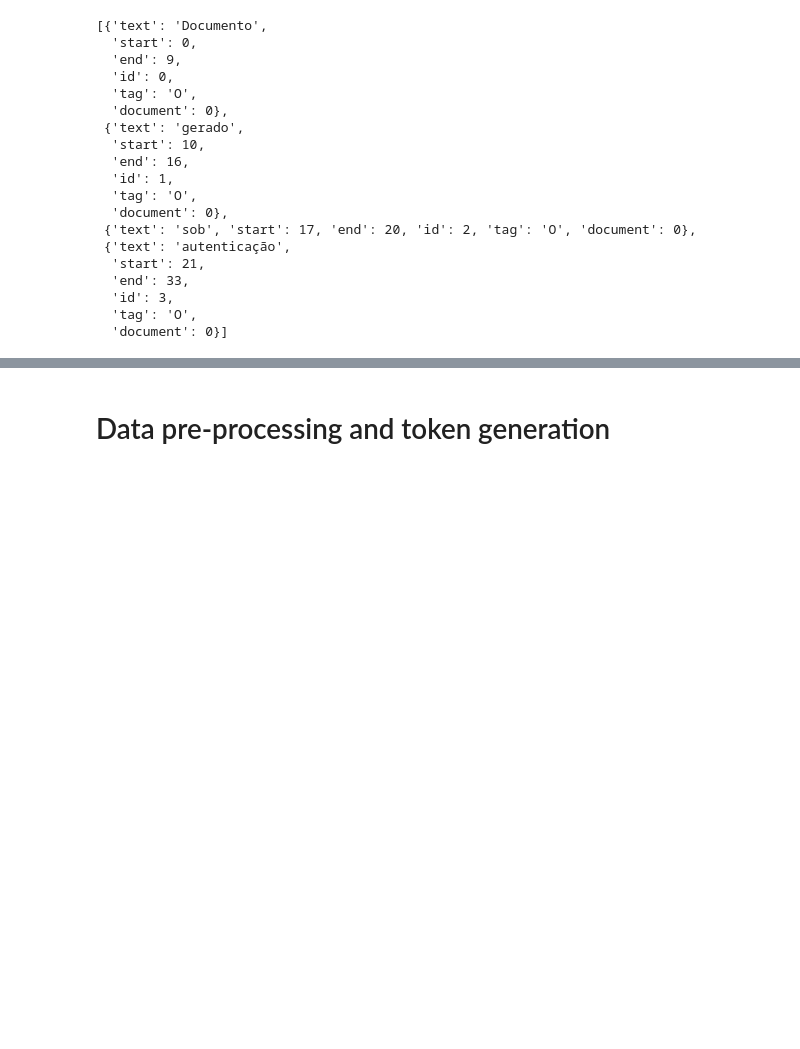
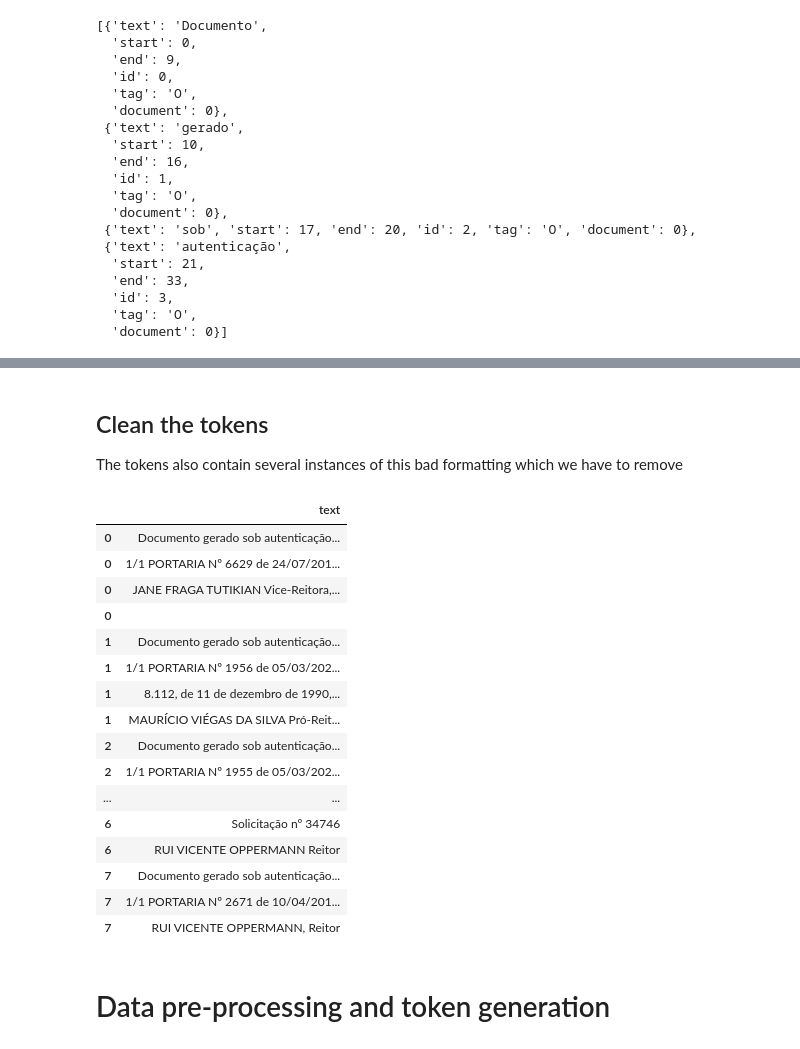
Before and after one commit to arthurziegler/ner-using-bert, a Jupyter notebook: BERT_Experiment/bert_ner_test.ipynb, the cells around one changed output, grey strips where cells are left out. Saved outputs shown, nothing was run; the diff lists cells and outputs as text; code cells hidden in the pictures; blank space fills up the shorter version.

Commit message:
Organizing data processing steps

```diff
--- a/BERT_Experiment/bert_ner_test.ipynb
+++ b/BERT_Experiment/bert_ner_test.ipynb
@@ -134,6 +130,9 @@ token_dict_list[0:4]
   'tag': 'O',
   'document': 0}]
 # %%
+pd.options.display.max_rows = None
 token_df = pd.DataFrame(token_dict_list)
-token_df[token_df['tag'] == 'PER'].head(20)
+
+#token_df[token_df['tag'] == 'PER'].head(200)
+token_df[token_df['document'] == 1]['text'][0:10]
 # %% [output]
@@ -228,0 +153,7 @@ tag_dict_list
+# %%
+print((annotated_data['text'][1]))
+# #Remove \n character and repeated whitespaces
+annotated_data['text'] = annotated_data['text'].replace(r'(nº\.) ?','nº ', regex=True)
+annotated_data['text'] = annotated_data['text'].replace(r'\n',' ', regex=True)
+annotated_data['text'] = annotated_data['text'].replace(r'[ ]+', ' ', regex = True)
+#print(annotated_data['text'][1])
@@ -229,3 +179,39 @@ tag_dict_list
+# %% [markdown]
+## Clean the tokens
+The tokens also contain several instances of this bad formatting which we have to remove
+# %%
+print((annotated_data['text'][1]))
+# #Remove \n character and repeated whitespaces
+annotated_data['text'] = annotated_data['text'].replace(r'(nº\.) ?','nº ', regex=True)
+annotated_data['text'] = annotated_data['text'].replace(r'\n',' ', regex=True)
+annotated_data['text'] = annotated_data['text'].replace(r'[ ]+', ' ', regex = True)
+#print(annotated_data['text'][1])
+# %%
+# #Split documents into phrases
+#sentence_df = annotated_data['text'].apply(lambda row: tokenize.sent_tokenize(row, language='portuguese'))
+sentence_df = annotated_data['text'].str.split(pat='\. ')
+# #Turn series of list of phrases into series of phrases. Index will indicate which document it belongs to for now.
+sentence_df = sentence_df.explode()
+# %%
+pd.DataFrame(sentence_df).head(30)
+# %% [output]
+|  | text |
+| 0 | Documento gerado sob autenticação... |
+| 0 | 1/1 PORTARIA Nº 6629 de 24/07/201... |
+| 0 | JANE FRAGA TUTIKIAN Vice-Reitora,... |
+| 0 |  |
+| 1 | Documento gerado sob autenticação... |
+| 1 | 1/1 PORTARIA Nº 1956 de 05/03/202... |
+| 1 | 8.112, de 11 de dezembro de 1990,... |
+| 1 | MAURÍCIO VIÉGAS DA SILVA Pró-Reit... |
+| 2 | Documento gerado sob autenticação... |
+| 2 | 1/1 PORTARIA Nº 1955 de 05/03/202... |
+| ... | ... |
+| 6 | Solicitação nº 34746 |
+| 6 | RUI VICENTE OPPERMANN Reitor |
+| 7 | Documento gerado sob autenticação... |
+| 7 | 1/1 PORTARIA Nº 2671 de 10/04/201... |
+| 7 | RUI VICENTE OPPERMANN, Reitor |
 # %% [markdown]
 # Data pre-processing and token generation
 # %%
```
Also changed, not shown: parts of 17 cells of this notebook.
